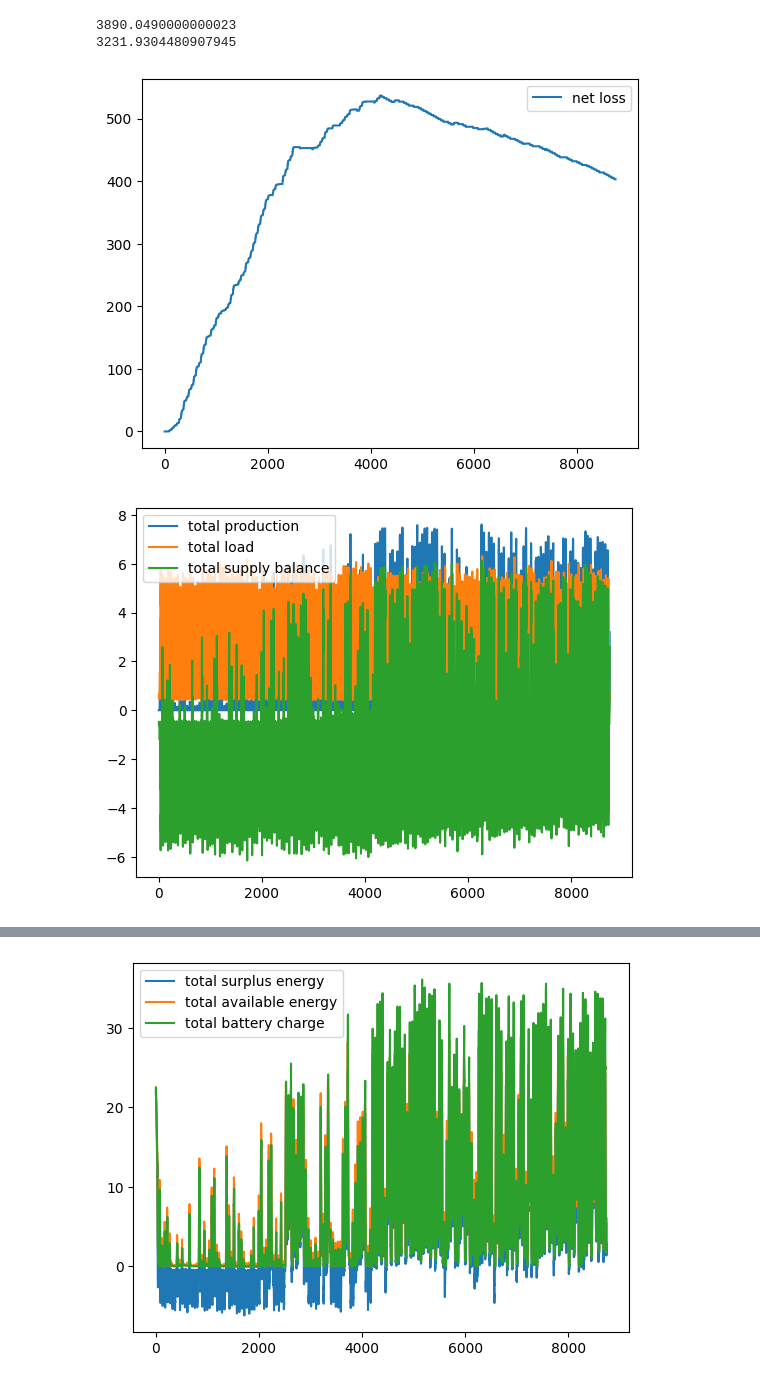
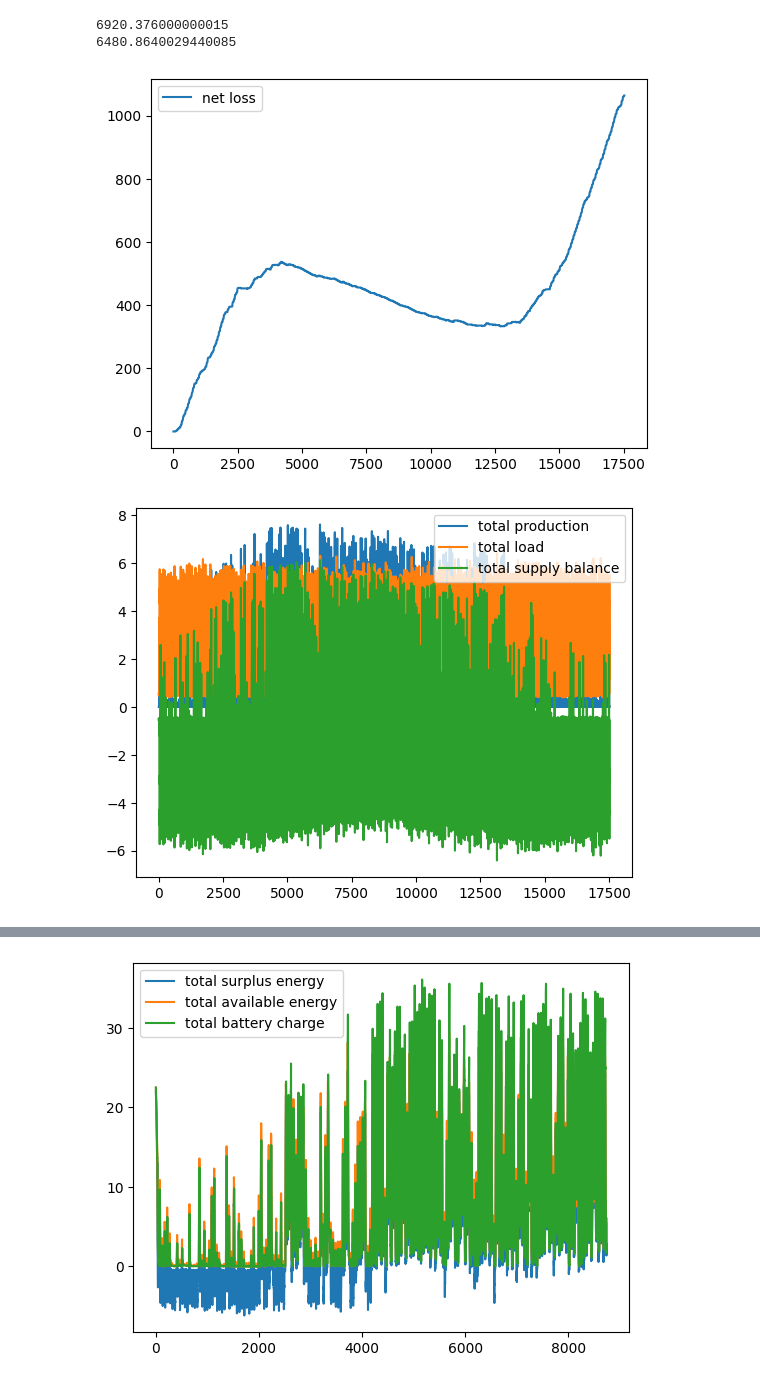
Before and after one commit to antonhlenander/CommunityFlex, a Jupyter notebook: logpros.ipynb, the cells around one changed output, grey strips where cells are left out. Drawn from its saved outputs; the diff is of its cells as text; code cells hidden in the pictures.

```diff
--- a/logpros.ipynb
+++ b/logpros.ipynb
@@ -29,7 +29,7 @@ agent = 'H3'
 #start = 336*4*6
 #end = 336*4*7 - (336*3)
 start = 0
-end = 8750
+end = 48*365
 
 current_load = new_metrics[f'{agent}/current_load']
 current_prod = new_metrics[f'{agent}/current_prod']
@@ -52,36 +52,36 @@ total_net_loss = new_metrics['env/total_loss']
 
 
 current_load = current_load[start:end]
 current_prod = current_prod[start:end]
 current_charge = current_charge[start:end]
 current_supply = current_supply[start:end]
 net_loss = net_loss[start:end]
 
 total_load = total_load[start:end]
 total_prod = total_prod[start:end]
 total_charge = total_charge[start:end]
 total_supply = total_supply[start:end]
 total_self_consumption = total_self_consumption[start:end]
 total_local_bought = total_local_bought[start:end]
 total_avail_energy = total_avail_energy[start:end]
 total_surplus_energy = total_surplus_energy[start:end]
 messages = messages[start:end]
 
 print(sum(current_prod))
 print(sum(current_load))
 
 #plt.plot(current_load, label='load')
 #plt.plot(current_prod, label='production')
 #plt.plot(current_supply, label='supply balance')
 #plt.plot(current_charge, label='battery charge')
 plt.plot(net_loss, label='net loss')
 
 plt.legend()
 plt.show()
 # %% [output]
-3890.0490000000023
-3231.9304480907945
+6920.376000000015
+6480.8640029440085
-[figure, old version]
+[figure, new version]
 # %%
 plt.plot(total_prod, label='total production')
 plt.plot(total_load, label='total load')
@@ -89,7 +89,7 @@ plt.plot(total_supply, label='total supply balance')
 plt.legend()
 plt.show()
 # %% [output]
-[figure, old version]
+[figure, new version]
 # %%
 total_E_local = np.add(total_local_bought, total_self_consumption)
 
```
Also changed, not shown: parts of 1 cell of this notebook, 3 other files.
